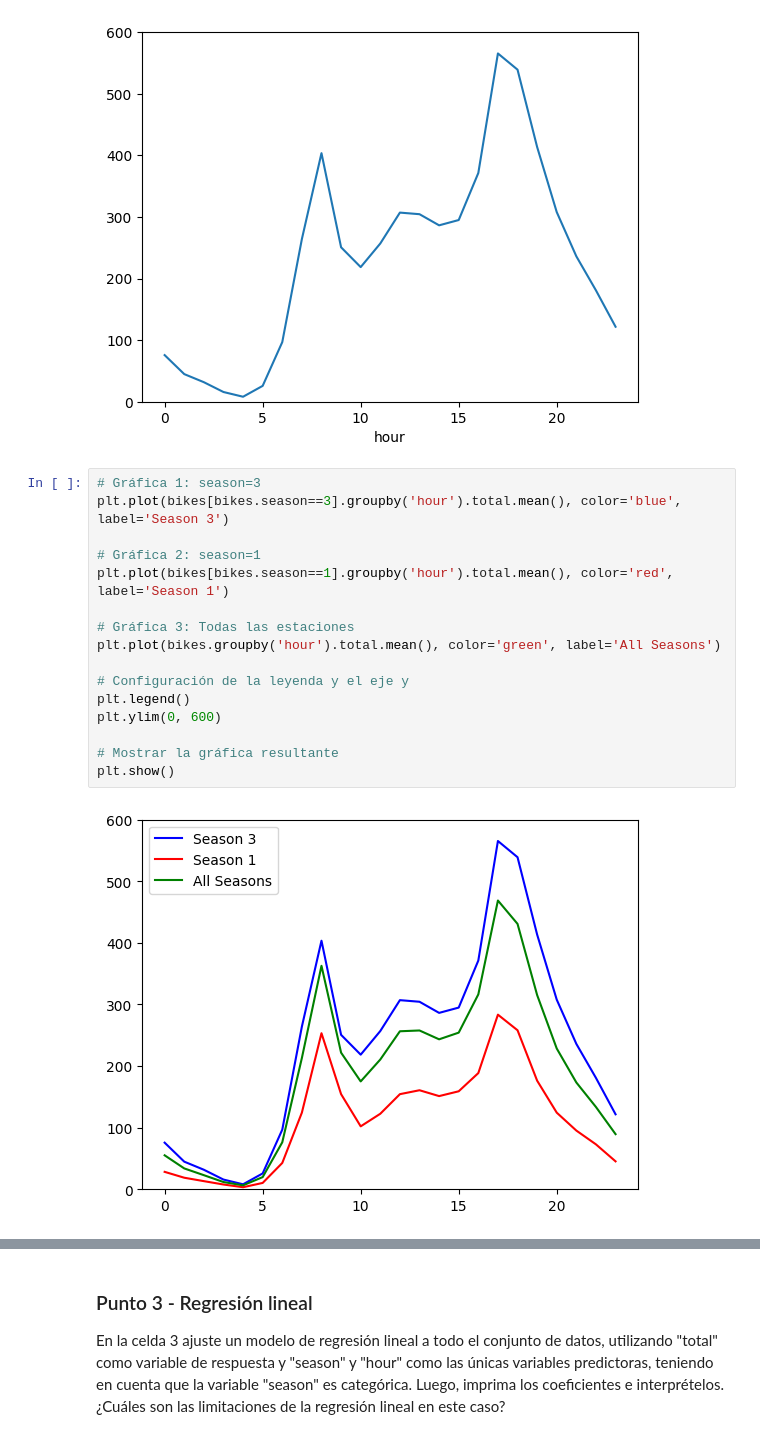
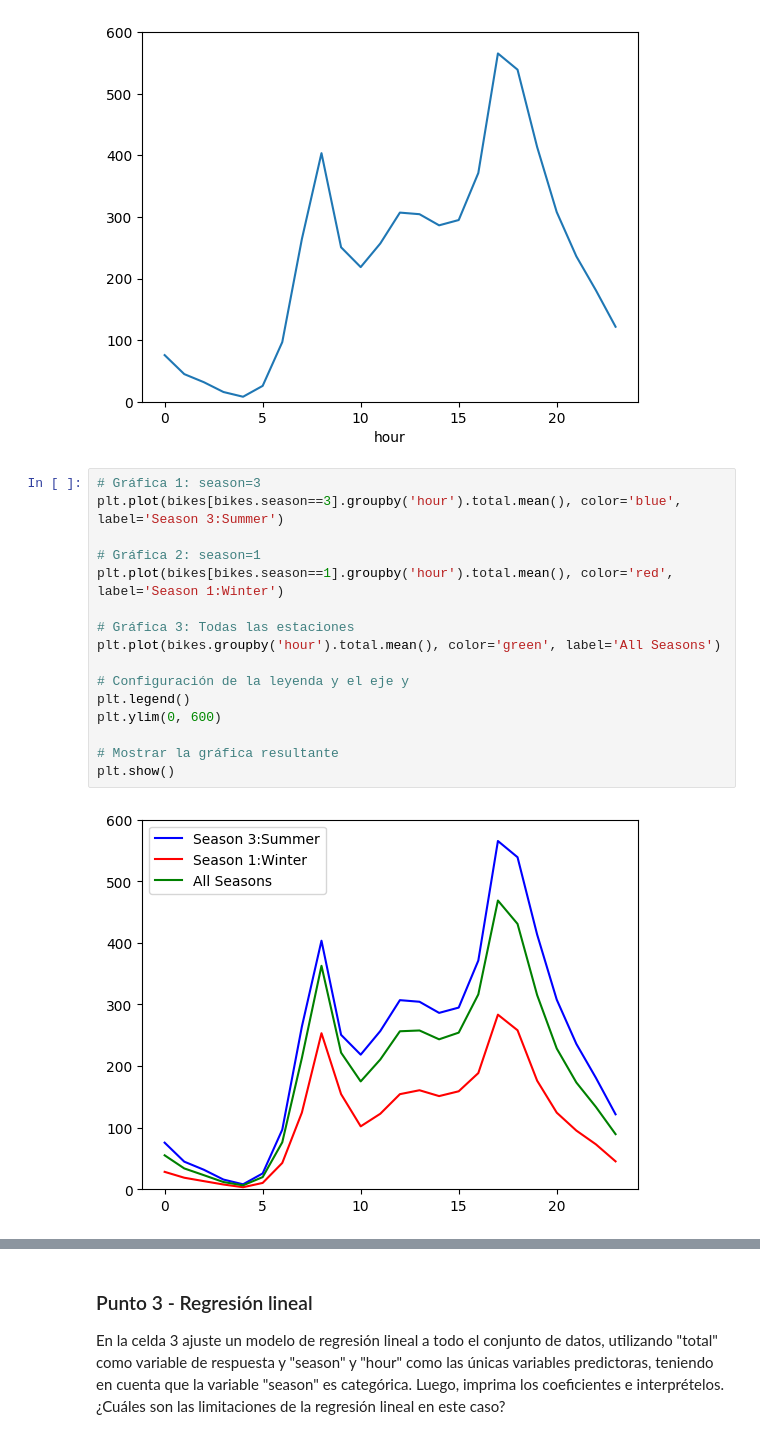
Before and after one commit to vcolonnas25/Maestria, a Jupyter notebook: Semana 1/S1TC1_arboles_ensamblajes.ipynb, the cells around one changed output, grey strips where cells are left out. Saved outputs shown, nothing was run; the diff lists cells and outputs as text.

```diff
--- a/Semana 1/S1TC1_arboles_ensamblajes.ipynb
+++ b/Semana 1/S1TC1_arboles_ensamblajes.ipynb
@@ -126,19 +126,19 @@ bikes[bikes.season==3].groupby('hour').total.mean().plot(ylim=(0, 600))
 [figure]
 # %%
 # Gráfica 1: season=3
-plt.plot(bikes[bikes.season==3].groupby('hour').total.mean(), color='blue', label='Season 3')
+plt.plot(bikes[bikes.season==3].groupby('hour').total.mean(), color='blue', label='Season 3:Summer')
 
 # Gráfica 2: season=1
-plt.plot(bikes[bikes.season==1].groupby('hour').total.mean(), color='red', label='Season 1')
+plt.plot(bikes[bikes.season==1].groupby('hour').total.mean(), color='red', label='Season 1:Winter')
 
 # Gráfica 3: Todas las estaciones
 plt.plot(bikes.groupby('hour').total.mean(), color='green', label='All Seasons')
 
 # Configuración de la leyenda y el eje y
 plt.legend()
 plt.ylim(0, 600)
 
 # Mostrar la gráfica resultante
 plt.show()
 # %% [output]
-[figure, old version]
+[figure, new version]
```
Also changed, not shown: parts of 7 cells of this notebook.
